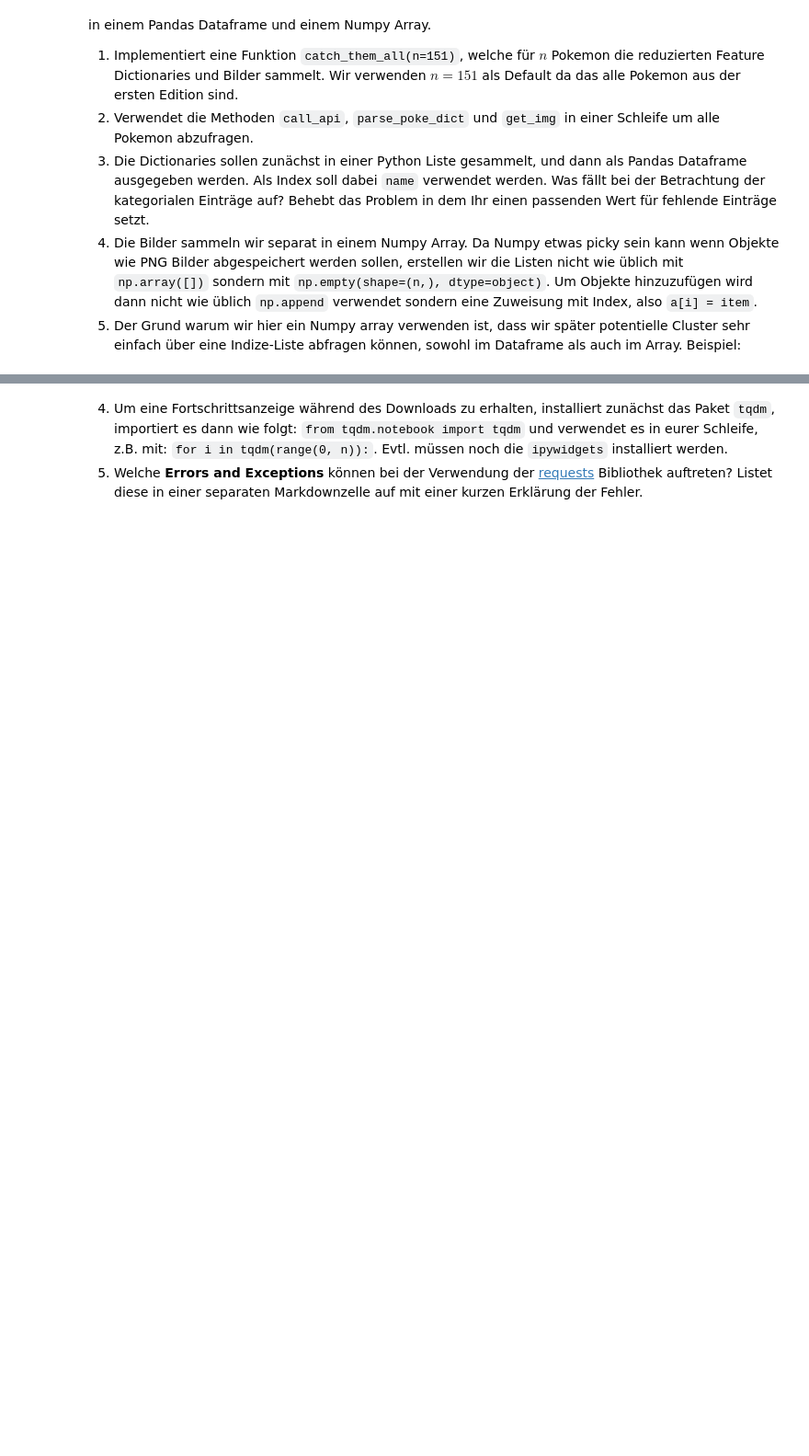
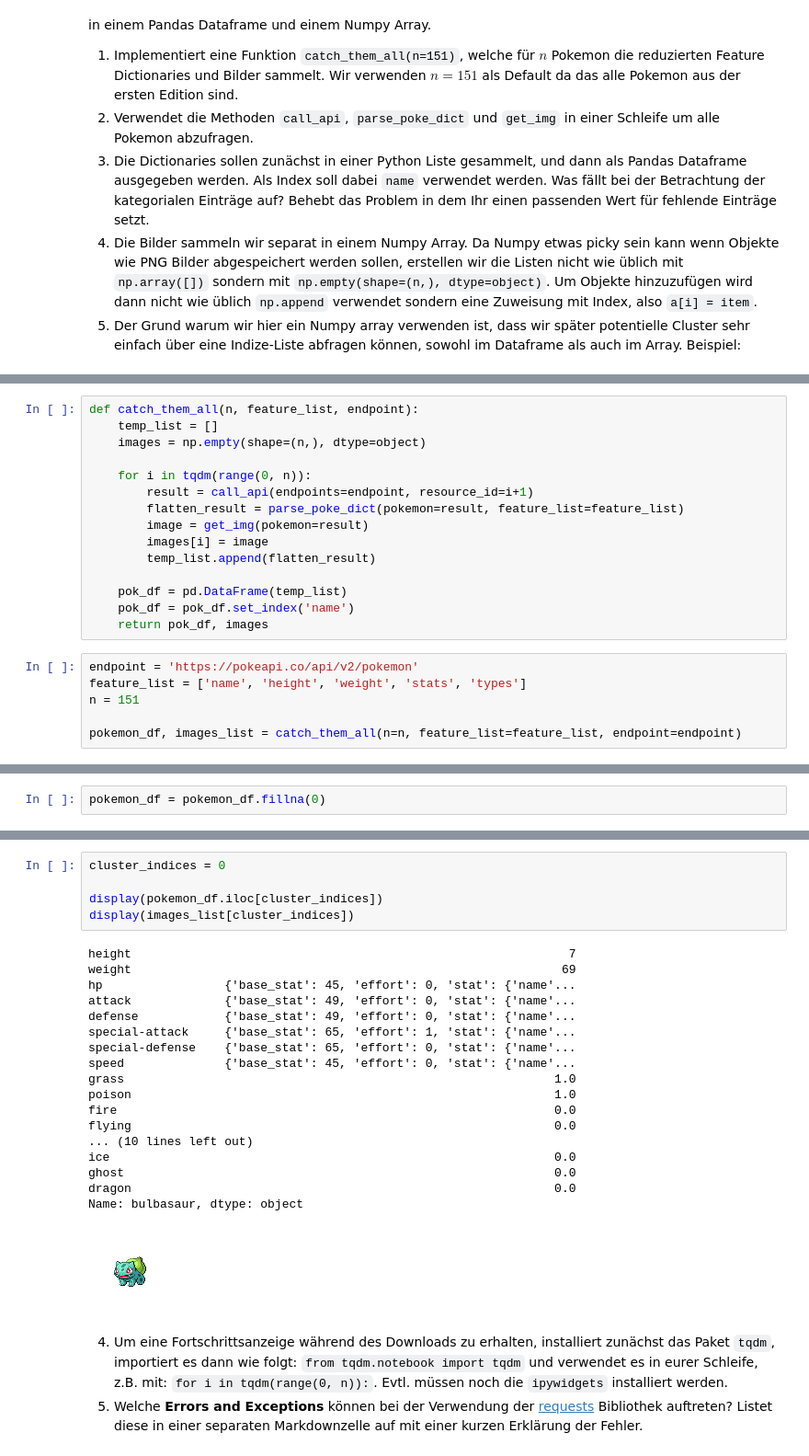
Before and after one commit to PatrykGadziomski/Data-Mining-and-Pattern-Recognition-HdM, a Jupyter notebook: Experiment 2/Versuch_PokemonClustering.ipynb, the cells around one changed output, grey strips where cells are left out. Shown at 92% size. Saved outputs shown, nothing was run; the diff lists cells and outputs as text; blank space fills up the shorter version.

```diff
--- a/Experiment 2/Versuch_PokemonClustering.ipynb
+++ b/Experiment 2/Versuch_PokemonClustering.ipynb
@@ -166,0 +333,21 @@ display(demo_imgs[cluster_indices])
+# %%
+def catch_them_all(n, feature_list, endpoint):
+    temp_list = []
+    images = np.empty(shape=(n,), dtype=object)
+
+    for i in tqdm(range(0, n)):
+        result = call_api(endpoints=endpoint, resource_id=i+1)
+        flatten_result = parse_poke_dict(pokemon=result, feature_list=feature_list)
+        image = get_img(pokemon=result)
+        images[i] = image
+        temp_list.append(flatten_result)
+
+    pok_df = pd.DataFrame(temp_list)
+    pok_df = pok_df.set_index('name')
+    return pok_df, images
+# %%
+endpoint = 'https://pokeapi.co/api/v2/pokemon'
+feature_list = ['name', 'height', 'weight', 'stats', 'types']
+n = 151
+
+pokemon_df, images_list = catch_them_all(n=n, feature_list=feature_list, endpoint=endpoint)
@@ -166,0 +386,2 @@ display(demo_imgs[cluster_indices])
+# %%
+pokemon_df = pokemon_df.fillna(0)
@@ -167,3 +398,27 @@ display(demo_imgs[cluster_indices])
+# %%
+cluster_indices = 0
+
+display(pokemon_df.iloc[cluster_indices])
+display(images_list[cluster_indices])
+# %% [output]
+height                                                             7
+weight                                                            69
+hp                 {'base_stat': 45, 'effort': 0, 'stat': {'name'...
+attack             {'base_stat': 49, 'effort': 0, 'stat': {'name'...
+defense            {'base_stat': 49, 'effort': 0, 'stat': {'name'...
+special-attack     {'base_stat': 65, 'effort': 1, 'stat': {'name'...
+special-defense    {'base_stat': 65, 'effort': 0, 'stat': {'name'...
+speed              {'base_stat': 45, 'effort': 0, 'stat': {'name'...
+grass                                                            1.0
+poison                                                           1.0
+fire                                                             0.0
+flying                                                           0.0
+... (10 lines left out)
+ice                                                              0.0
+ghost                                                            0.0
+dragon                                                           0.0
+Name: bulbasaur, dtype: object
+[figure, added]
 # %% [markdown]
 4. Um eine Fortschrittsanzeige während des Downloads zu erhalten, installiert zunächst das Paket `tqdm`, importiert es dann wie folgt: `from tqdm.notebook import tqdm` und verwendet es in eurer Schleife, z.B. mit: `for i in tqdm(range(0, n)):`. Evtl. müssen noch die `ipywidgets` installiert werden.
 5. Welche **Errors and Exceptions** können bei der Verwendung der [requests](https://requests.readthedocs.io/en/latest/user/quickstart/#errors-and-exceptions) Bibliothek auftreten? Listet diese in einer separaten Markdownzelle auf mit einer kurzen Erklärung der Fehler.
```
Also changed, not shown: parts of 39 cells of this notebook.
